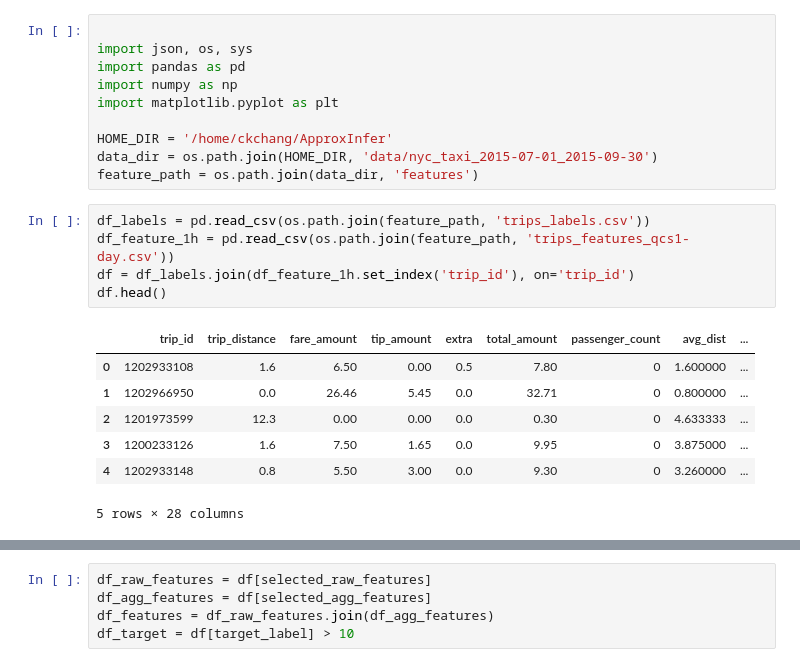
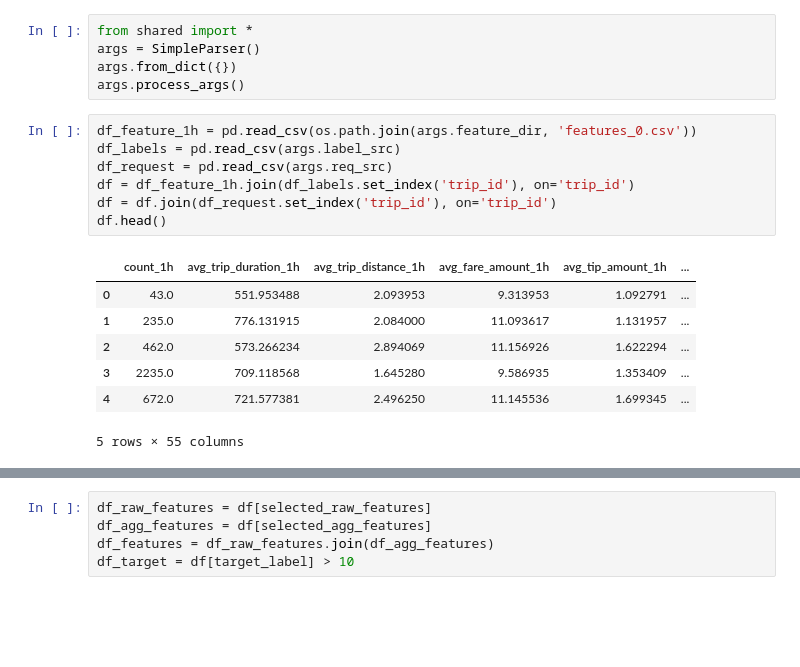
Before and after one commit to ChaokunChang/Biathlon, a Jupyter notebook: scripts/nyc_taxi_2015-07-01_2015-09-30/analyze_features.ipynb, the cells around one changed output, grey strips where cells are left out. Cells and saved outputs as stored; diff of their text form; blank space fills up the shorter version.

```diff
--- a/scripts/nyc_taxi_2015-07-01_2015-09-30/analyze_features.ipynb
+++ b/scripts/nyc_taxi_2015-07-01_2015-09-30/analyze_features.ipynb
@@ -1,26 +1,23 @@
-# %%
-
-import json, os, sys
-import pandas as pd
-import numpy as np
-import matplotlib.pyplot as plt
-
-HOME_DIR = '/home/ckchang/ApproxInfer'
-data_dir = os.path.join(HOME_DIR, 'data/nyc_taxi_2015-07-01_2015-09-30')
-feature_path = os.path.join(data_dir, 'features')
+# %%
+from shared import *
+args = SimpleParser()
+args.from_dict({})
+args.process_args()
 # %%
-df_labels = pd.read_csv(os.path.join(feature_path, 'trips_labels.csv'))
-df_feature_1h = pd.read_csv(os.path.join(feature_path, 'trips_features_qcs1-day.csv'))
-df = df_labels.join(df_feature_1h.set_index('trip_id'), on='trip_id')
+df_feature_1h = pd.read_csv(os.path.join(args.feature_dir, 'features_0.csv'))
+df_labels = pd.read_csv(args.label_src)
+df_request = pd.read_csv(args.req_src)
+df = df_feature_1h.join(df_labels.set_index('trip_id'), on='trip_id')
+df = df.join(df_request.set_index('trip_id'), on='trip_id')
 df.head()
 # %% [output]
-|  | trip_id | trip_distance | fare_amount | tip_amount | extra | total_amount | passenger_count | avg_dist | ... |
-| 0 | 1202933108 | 1.6 | 6.50 | 0.00 | 0.5 | 7.80 | 0 | 1.600000 | ... |
-| 1 | 1202966950 | 0.0 | 26.46 | 5.45 | 0.0 | 32.71 | 0 | 0.800000 | ... |
-| 2 | 1201973599 | 12.3 | 0.00 | 0.00 | 0.0 | 0.30 | 0 | 4.633333 | ... |
-| 3 | 1200233126 | 1.6 | 7.50 | 1.65 | 0.0 | 9.95 | 0 | 3.875000 | ... |
-| 4 | 1202933148 | 0.8 | 5.50 | 3.00 | 0.0 | 9.30 | 0 | 3.260000 | ... |
+|  | count_1h | avg_trip_duration_1h | avg_trip_distance_1h | avg_fare_amount_1h | avg_tip_amount_1h | ... |
+| 0 | 43.0 | 551.953488 | 2.093953 | 9.313953 | 1.092791 | ... |
+| 1 | 235.0 | 776.131915 | 2.084000 | 11.093617 | 1.131957 | ... |
+| 2 | 462.0 | 573.266234 | 2.894069 | 11.156926 | 1.622294 | ... |
+| 3 | 2235.0 | 709.118568 | 1.645280 | 9.586935 | 1.353409 | ... |
+| 4 | 672.0 | 721.577381 | 2.496250 | 11.145536 | 1.699345 | ... |
-5 rows × 28 columns
+5 rows × 55 columns
 # %%
 df.describe()
 # %% [output]
```
Also changed, not shown: parts of 8 cells of this notebook, 13 other files.
